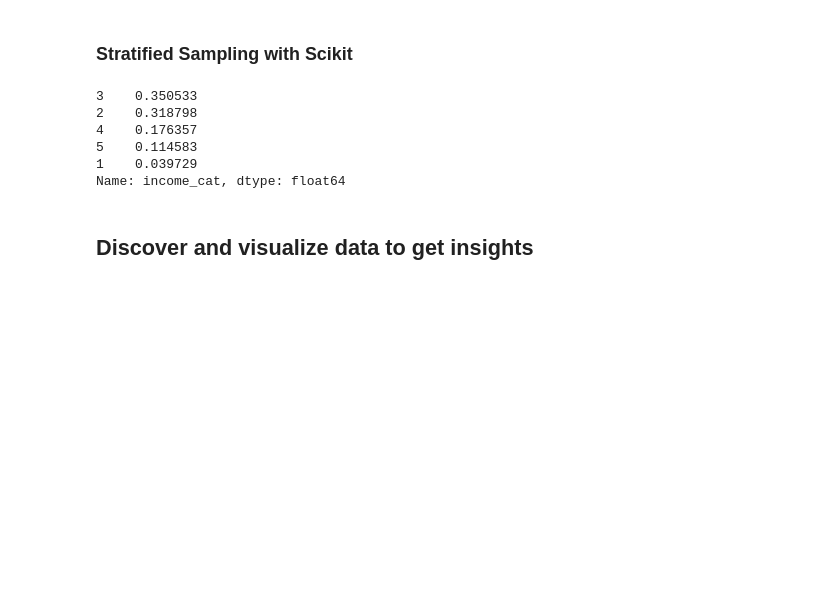
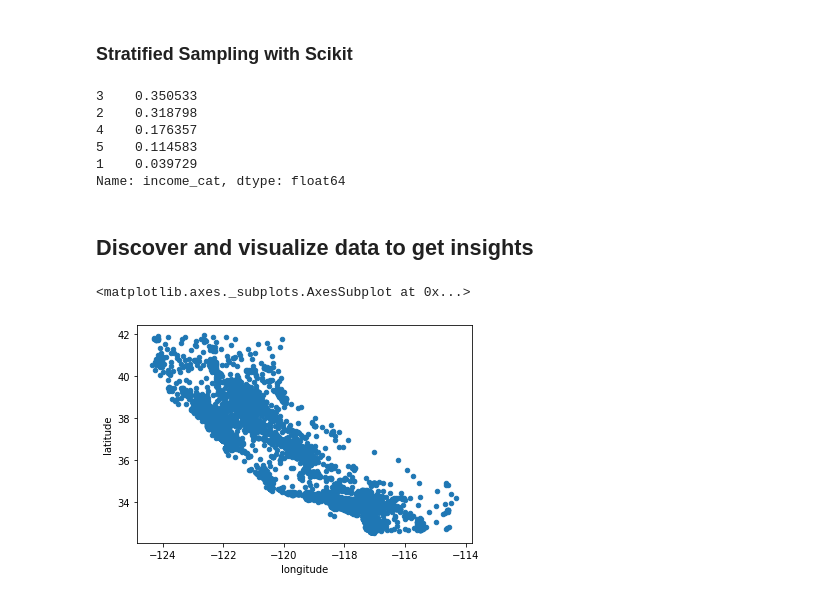
Before and after one commit to shanemarvinmay/Machine-Learning-Scikit-Learning, a Jupyter notebook: hands-on-ml/Chapter-2.ipynb, the cells around one changed output. Drawn from its saved outputs; the diff is of its cells as text; code cells hidden in the pictures; blank space fills up the shorter version.

Commit message:
started cleaning data hands-on ch1

```diff
--- a/hands-on-ml/Chapter-2.ipynb
+++ b/hands-on-ml/Chapter-2.ipynb
@@ -155,2 +159,11 @@ Name: income_cat, dtype: float64
 # %% [markdown]
 ## Discover and visualize data to get insights
+# %%
+housing = strat_train_set.copy()
+# making a copy of our training set (not test set) so we don't mess anything up
+# %%
+# you can make a simple scatter plot to visualize data
+housing.plot(kind="scatter", x='longitude', y='latitude')
+# %% [output]
+<matplotlib.axes._subplots.AxesSubplot at 0x...>
+[figure, added]
```
Also changed, not shown: parts of 19 cells of this notebook.
